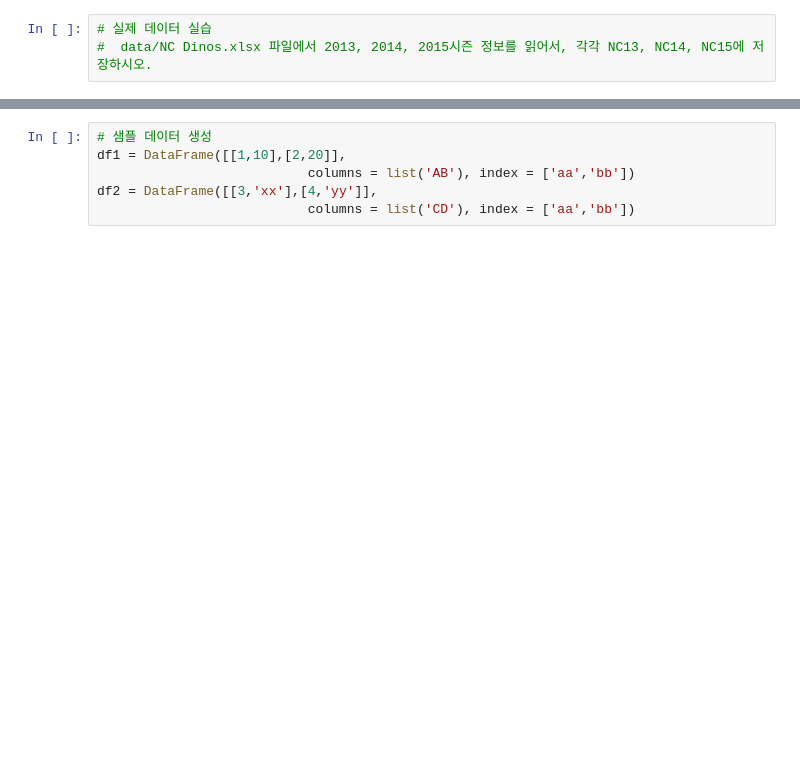
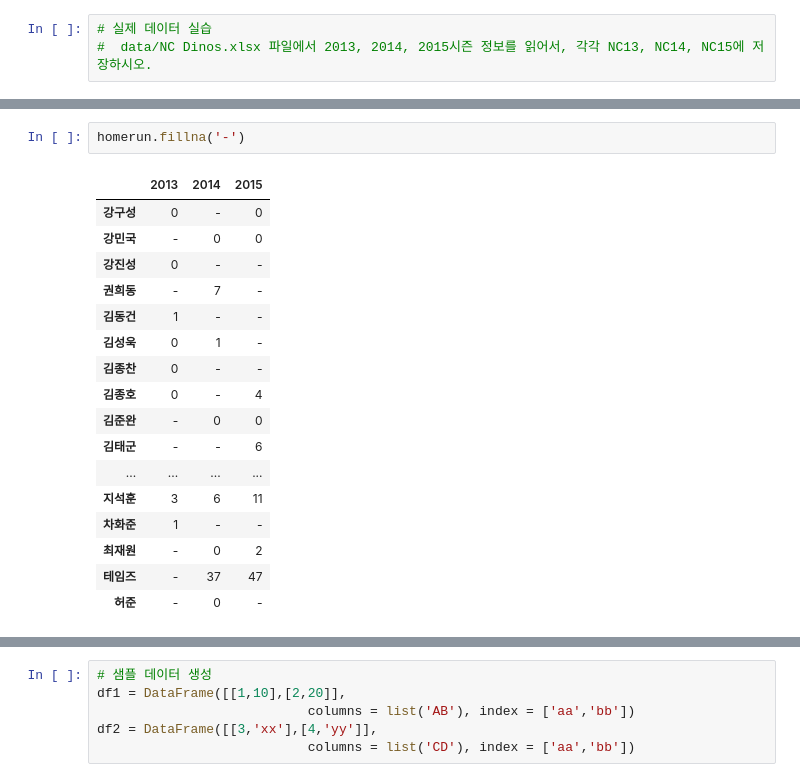
Before and after one commit to mojunsang26/bigdataYonsei, a Jupyter notebook: visualizationStudy/배포용_기초 4. 데이터 가공 1 - 데이터 합치기 (merge, concat).ipynb, the cells around one changed output, grey strips where cells are left out. Drawn from its saved outputs; the diff is of its cells as text; blank space fills up the shorter version.

```diff
--- a/visualizationStudy/배포용_기초 4. 데이터 가공 1 - 데이터 합치기 (merge, concat).ipynb
+++ b/visualizationStudy/배포용_기초 4. 데이터 가공 1 - 데이터 합치기 (merge, concat).ipynb
@@ -164,0 +231,20 @@ df2 = DataFrame([[3,'cc'],[4,'dd']],
+# %%
+homerun.fillna('-')
+# %% [output]
+|  | 2013 | 2014 | 2015 |
+| 강구성 | 0 | - | 0 |
+| 강민국 | - | 0 | 0 |
+| 강진성 | 0 | - | - |
+| 권희동 | - | 7 | - |
+| 김동건 | 1 | - | - |
+| 김성욱 | 0 | 1 | - |
+| 김종찬 | 0 | - | - |
+| 김종호 | 0 | - | 4 |
+| 김준완 | - | 0 | 0 |
+| 김태군 | - | - | 6 |
+| ... | ... | ... | ... |
+| 지석훈 | 3 | 6 | 11 |
+| 차화준 | 1 | - | - |
+| 최재원 | - | 0 | 2 |
+| 테임즈 | - | 37 | 47 |
+| 허준 | - | 0 | - |
```
Also changed, not shown: parts of 20 cells of this notebook, 6 other files.
